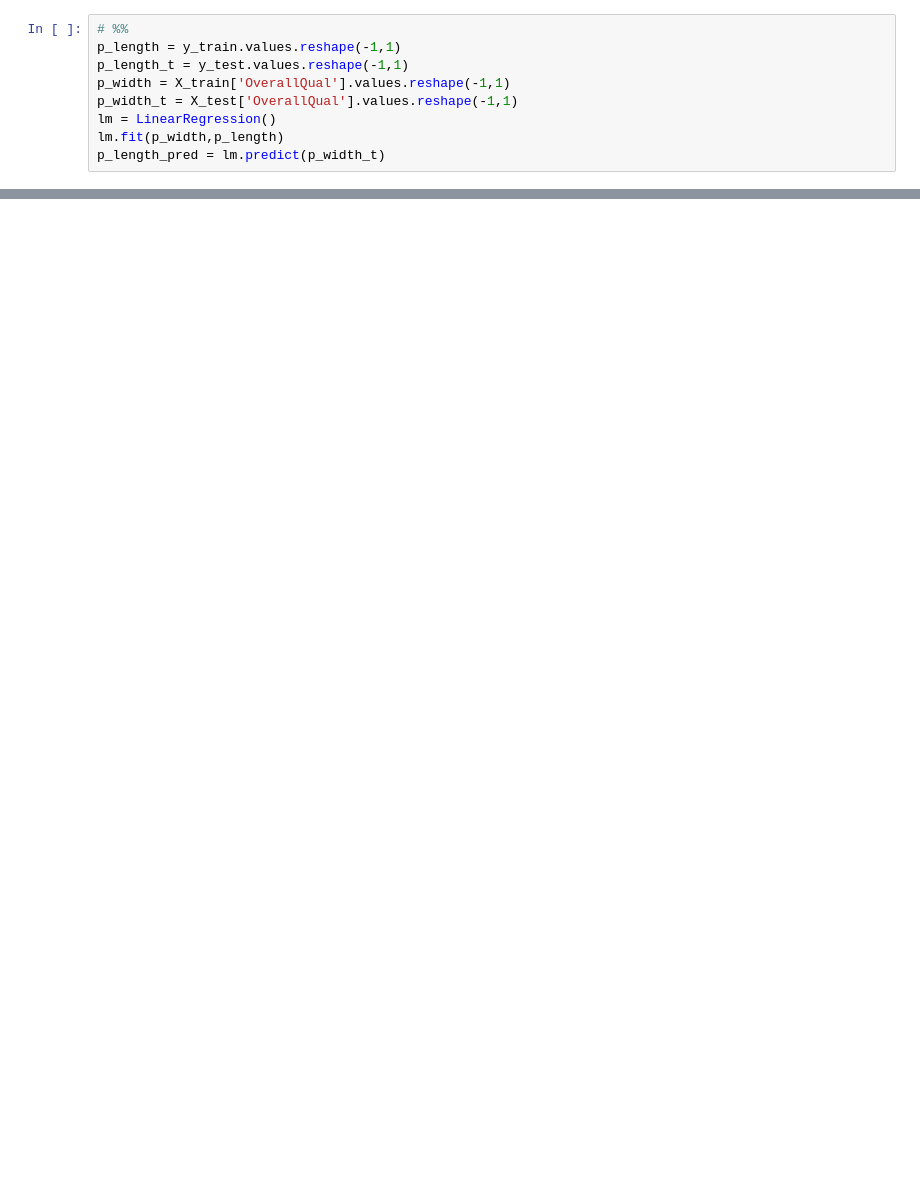
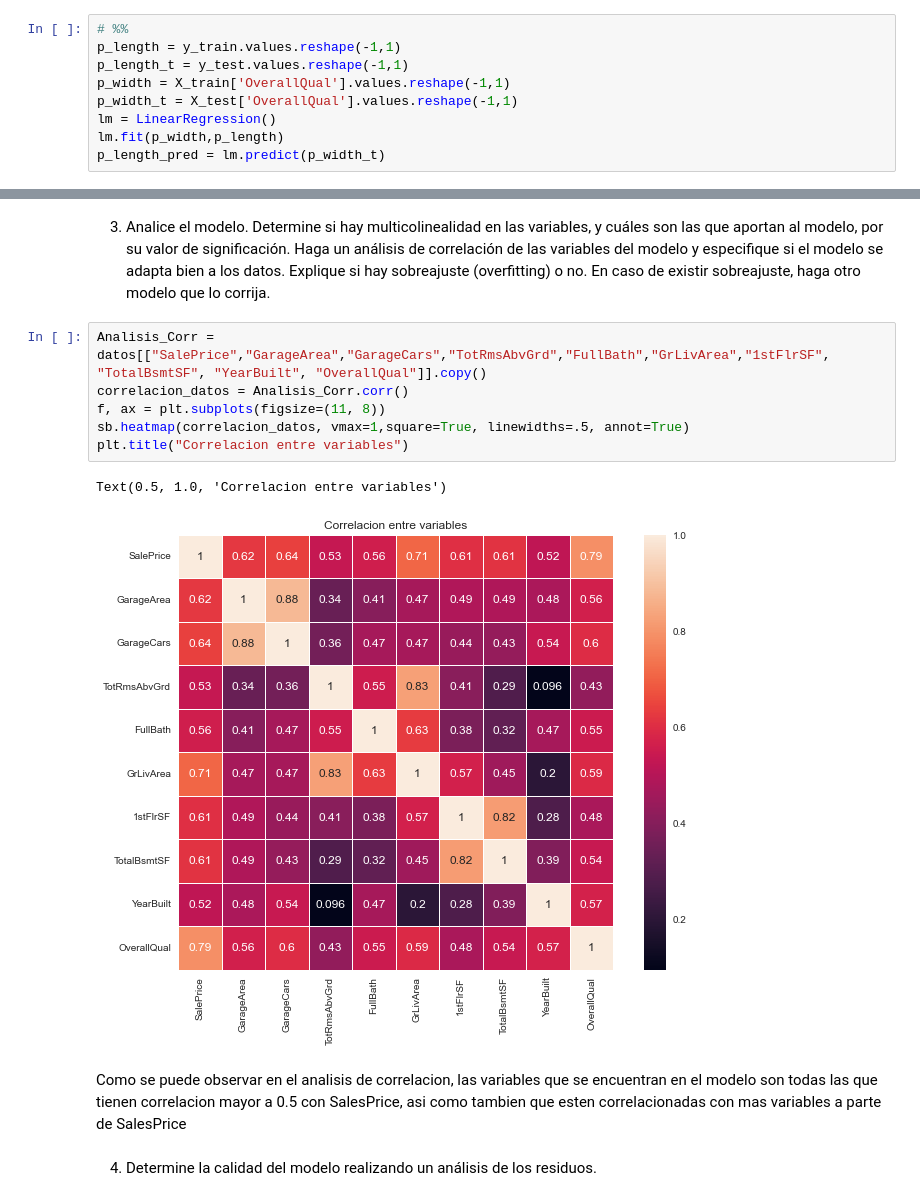
Before and after one commit to gabrielquirozz/HDT4MD, a Jupyter notebook: hdt4.ipynb, the cells around one changed output, grey strips where cells are left out. Drawn from its saved outputs; the diff is of its cells as text; blank space fills up the shorter version.

```diff
--- a/hdt4.ipynb
+++ b/hdt4.ipynb
@@ -79,0 +82,15 @@ R squared: 0.63
+# %% [markdown]
+3.	Analice el modelo. Determine si hay multicolinealidad en las variables, y cuáles son las que aportan al modelo, por su valor de significación. Haga un análisis de correlación de las variables del modelo y especifique si el modelo se adapta bien a los datos. Explique si hay sobreajuste (overfitting) o no. En caso de existir sobreajuste, haga otro modelo que lo corrija.
+# %%
+Analisis_Corr = datos[["SalePrice","GarageArea","GarageCars","TotRmsAbvGrd","FullBath","GrLivArea","1stFlrSF", "TotalBsmtSF", "YearBuilt", "OverallQual"]].copy()
+correlacion_datos = Analisis_Corr.corr()
+f, ax = plt.subplots(figsize=(11, 8))
+sb.heatmap(correlacion_datos, vmax=1,square=True, linewidths=.5, annot=True)
+plt.title("Correlacion entre variables")
+# %% [output]
+Text(0.5, 1.0, 'Correlacion entre variables')
+[figure, added]
+# %% [markdown]
+Como se puede observar en el analisis de correlacion, las variables que se encuentran en el modelo son todas las que tienen correlacion mayor a 0.5 con SalesPrice, asi como tambien que esten correlacionadas con mas variables a parte de SalesPrice
+# %% [markdown]
+4.	Determine la calidad del modelo realizando un análisis de los residuos.
```
Also changed, not shown: parts of 18 cells of this notebook.
